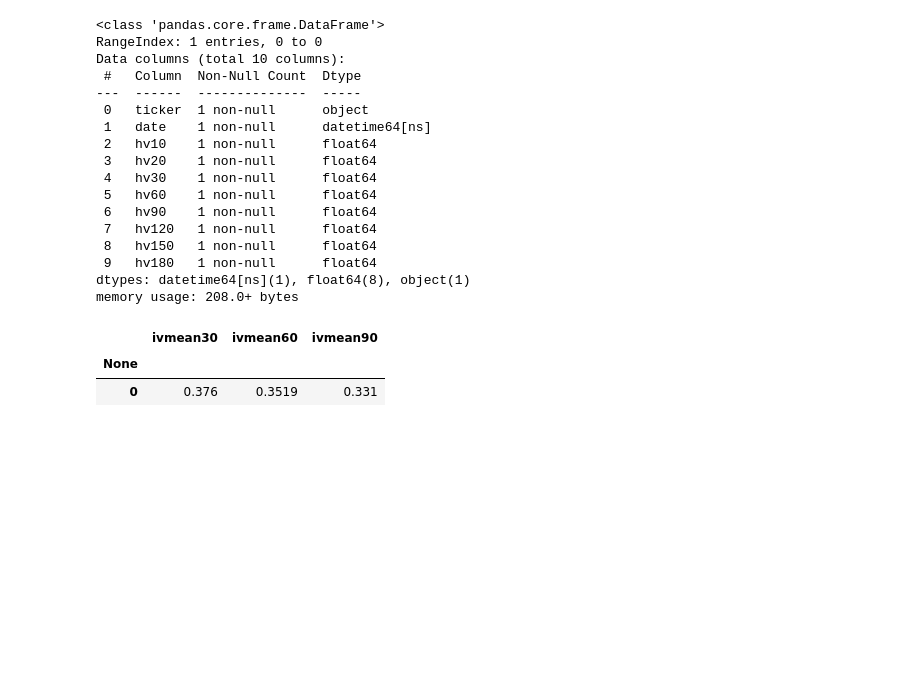
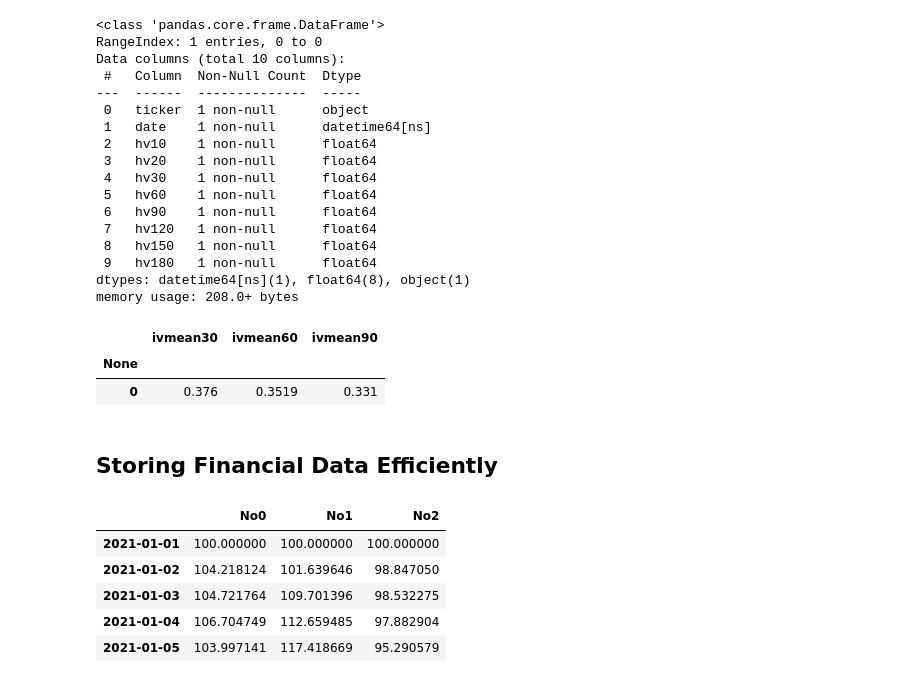
Before and after one commit to mlvhub/quant-learning, a Jupyter notebook: python-for-algorithmic-trading/03-working-with-financial-data/03-working-with-financial-data.ipynb, the cells around one changed output. Saved outputs shown, nothing was run; the diff lists cells and outputs as text; code cells hidden in the pictures; blank space fills up the shorter version.

```diff
--- a/python-for-algorithmic-trading/03-working-with-financial-data/03-working-with-financial-data.ipynb
+++ b/python-for-algorithmic-trading/03-working-with-financial-data/03-working-with-financial-data.ipynb
@@ -248,3 +248,5 @@ vol[['ivmean30', 'ivmean60', 'ivmean90']].tail()
 |  | ivmean30 | ivmean60 | ivmean90 |
 | None |  |  |  |
 | 0 | 0.376 | 0.3519 | 0.331 |
+# %% [markdown]
+## Storing Financial Data Efficiently
@@ -250,0 +304,12 @@ vol[['ivmean30', 'ivmean60', 'ivmean90']].tail()
+# %%
+rows = 5  # number of rows
+columns = 3  # number of columns
+freq = 'D'  # daily frequency
+generate_sample_data(rows, columns, freq)
+# %% [output]
+|  | No0 | No1 | No2 |
+| 2021-01-01 | 100.000000 | 100.000000 | 100.000000 |
+| 2021-01-02 | 104.218124 | 101.639646 | 98.847050 |
+| 2021-01-03 | 104.721764 | 109.701396 | 98.532275 |
+| 2021-01-04 | 106.704749 | 112.659485 | 97.882904 |
+| 2021-01-05 | 103.997141 | 117.418669 | 95.290579 |
```
Also changed, not shown: parts of 22 cells of this notebook.
